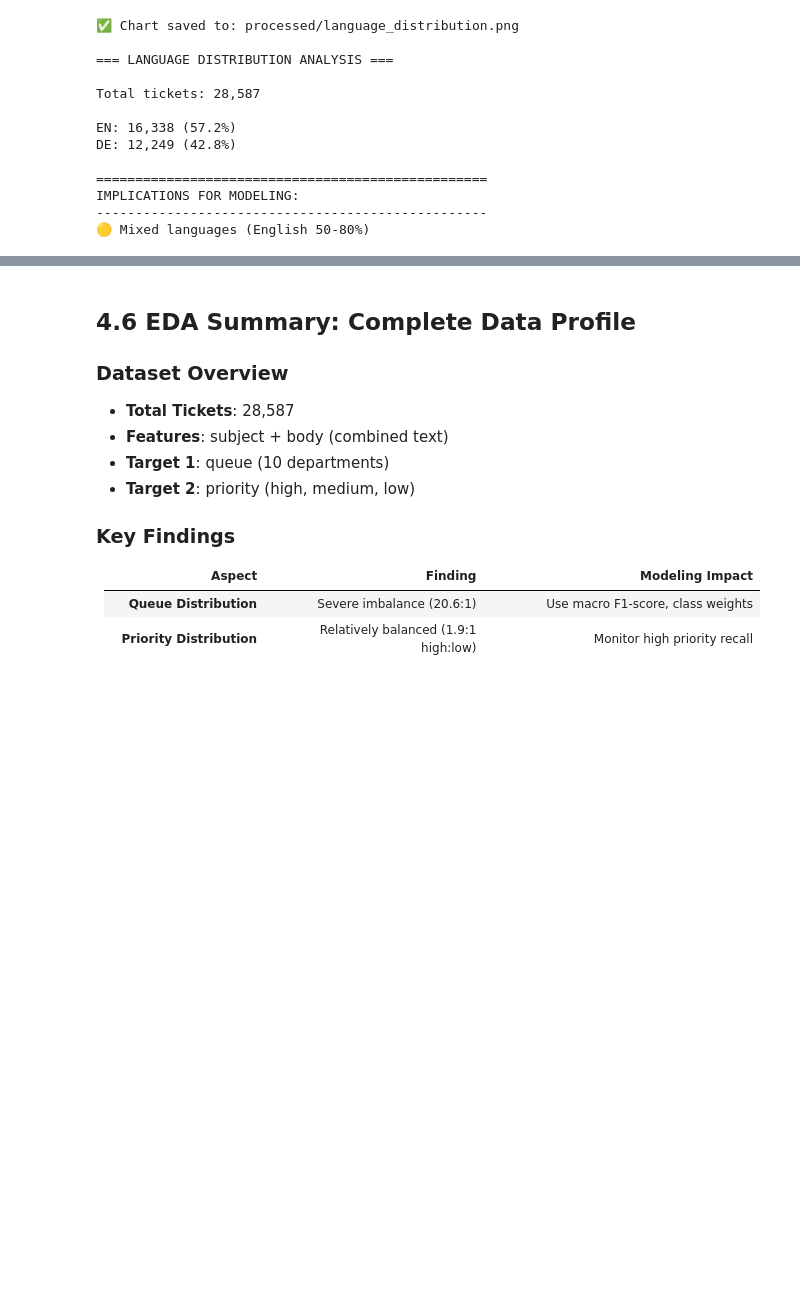
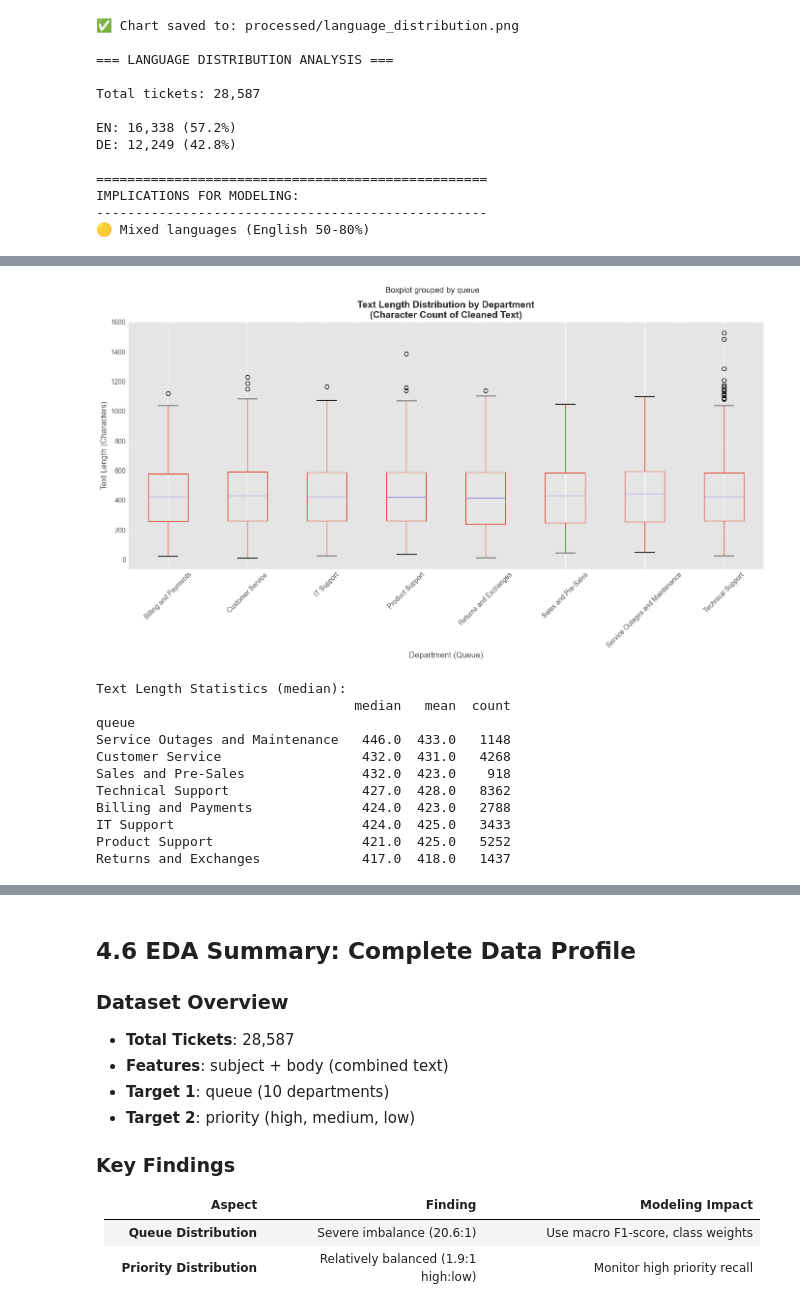
Before and after one commit to Aluka-Analysis/FUTURE_ML_02, a Jupyter notebook: notebooks/eda.ipynb, the cells around one changed output, grey strips where cells are left out. Drawn from its saved outputs; the diff is of its cells as text; code cells hidden in the pictures; blank space fills up the shorter version.

```diff
--- a/notebooks/eda.ipynb
+++ b/notebooks/eda.ipynb
@@ -1134,0 +1554,45 @@ IMPLICATIONS FOR MODELING:
+# %%
+import matplotlib.pyplot as plt
+
+# Calculate text lengths
+df['text_length'] = df['clean_text'].str.len()
+
+# Get top 8 departments
+top_depts = df['queue'].value_counts().head(8).index.tolist()
+df_box = df[df['queue'].isin(top_depts)]
+
+# Create figure
+fig, ax = plt.subplots(figsize=(14, 8))
+
+# Create box plot
+df_box.boxplot(column='text_length', by='queue', ax=ax, rot=45)
+
+# Customize
+ax.set_title('Text Length Distribution by Department\n(Character Count of Cleaned Text)',
+             fontsize=14, fontweight='bold')
+ax.set_xlabel('Department (Queue)', fontsize=12)
+ax.set_ylabel('Text Length (Characters)', fontsize=12)
+ax.grid(axis='y', alpha=0.3, linestyle='--')
+
+plt.tight_layout()
+plt.savefig(r'C:\Users\DOUBLE J\Documents\data-projects\FUTURE_ML_02\data\processed\text_length_by_queue.png', dpi=300, bbox_inches='tight', facecolor='white')
+plt.show()
+
+# Summary
+stats = df_box.groupby('queue')['text_length'].agg(['median', 'mean', 'count'])
+stats = stats.sort_values('median', ascending=False)
+print("\nText Length Statistics (median):")
+print(stats.round(0))
+# %% [output]
+[figure, added]
+Text Length Statistics (median):
+                                 median   mean  count
+queue
+Service Outages and Maintenance   446.0  433.0   1148
+Customer Service                  432.0  431.0   4268
+Sales and Pre-Sales               432.0  423.0    918
+Technical Support                 427.0  428.0   8362
+Billing and Payments              424.0  423.0   2788
+IT Support                        424.0  425.0   3433
+Product Support                   421.0  425.0   5252
+Returns and Exchanges             417.0  418.0   1437
```
Also changed, not shown: parts of 12 cells of this notebook, 4 other files.
